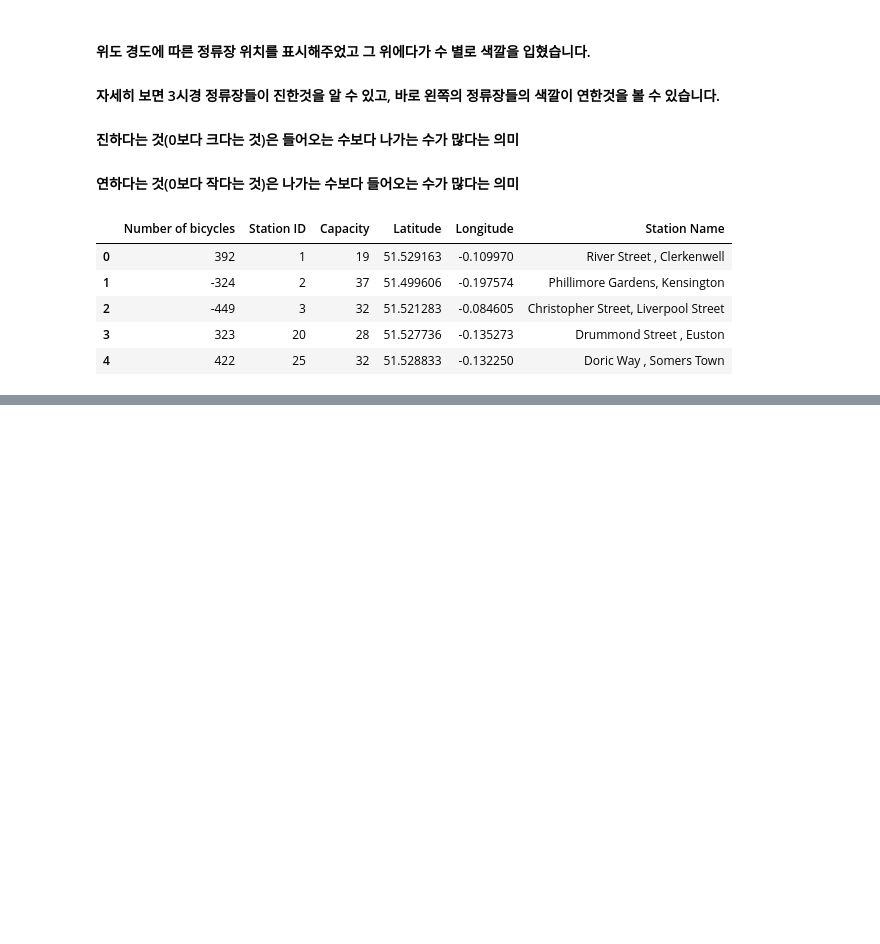
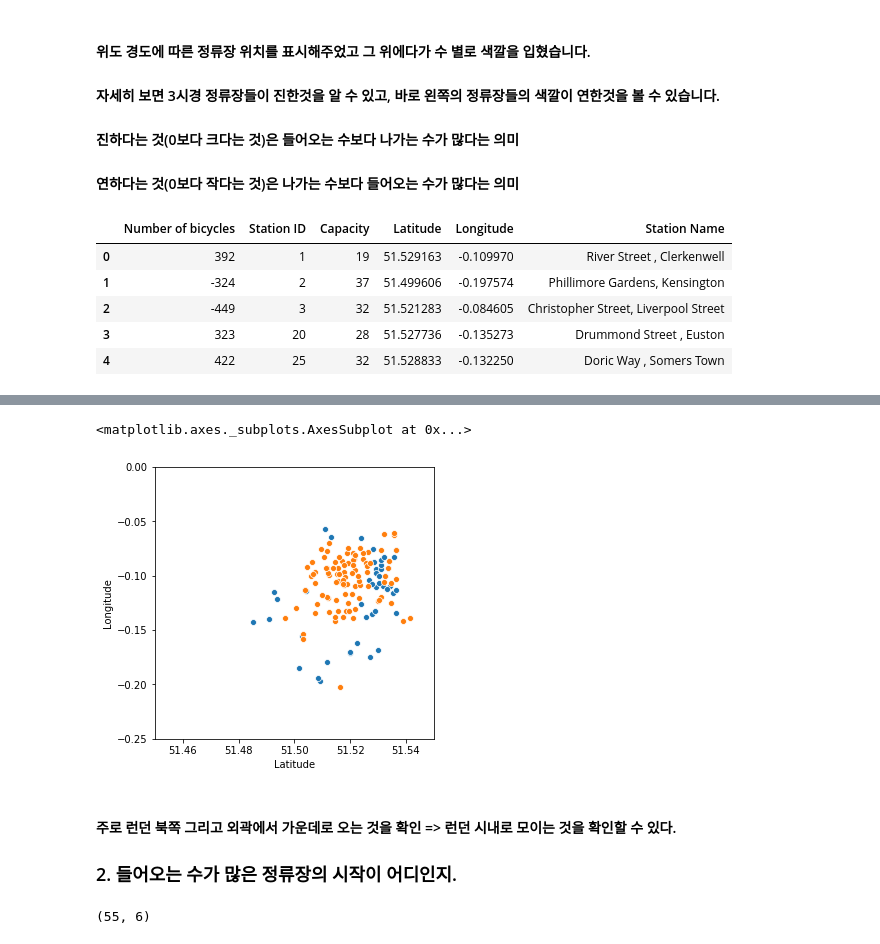
Before and after one commit to sunnight9507/4_2_-Data_Visualization, a Jupyter notebook: 영국_자전거/HW1.ipynb, the cells around one changed output, grey strips where cells are left out. Drawn from its saved outputs; the diff is of its cells as text; code cells hidden in the pictures; blank space fills up the shorter version.

```diff
--- a/영국_자전거/HW1.ipynb
+++ b/영국_자전거/HW1.ipynb
@@ -139,0 +235,25 @@ Outlier.head()
+# %%
+# 48개의 주요 최종목적지를 확인하기 위해서 평균 + 1시그마보다 큰 수의 정류장들만 SS로 저장
+SS = Start_Station[Start_Station['Count'] > (Start_Station['Count'].mean() + Start_Station['Count'].std())]
+
+plt.figure(figsize=(5, 5))
+plt.xlim(51.45,51.55)
+plt.ylim(-0.25,0)
+
+# 파란색 : 나가는 수가 많은 정류장
+sns.scatterplot(x = 'Latitude',y = 'Longitude',palette = 'Number of bicycles', data = Outlier[Outlier['Number of bicycles'] > 0])
+# 주황색 : 파란색들의 주요 최종 목적지
+sns.scatterplot(x = 'Latitude',y = 'Longitude',cmap = 'Count', data = SS)
+# %% [output]
+<matplotlib.axes._subplots.AxesSubplot at 0x...>
+[figure, added]
+# %% [markdown]
+#### 주로 런던 북쪽 그리고 외곽에서 가운데로 오는 것을 확인 => 런던 시내로 모이는 것을 확인할 수 있다.
+
+
+### 2. 들어오는 수가 많은 정류장의 시작이 어디인지.
+# %%
+# 55개의 정류장
+Outlier[Outlier['Number of bicycles'] < 0].shape
+# %% [output]
+(55, 6)
```
Also changed, not shown: parts of 29 cells of this notebook.
